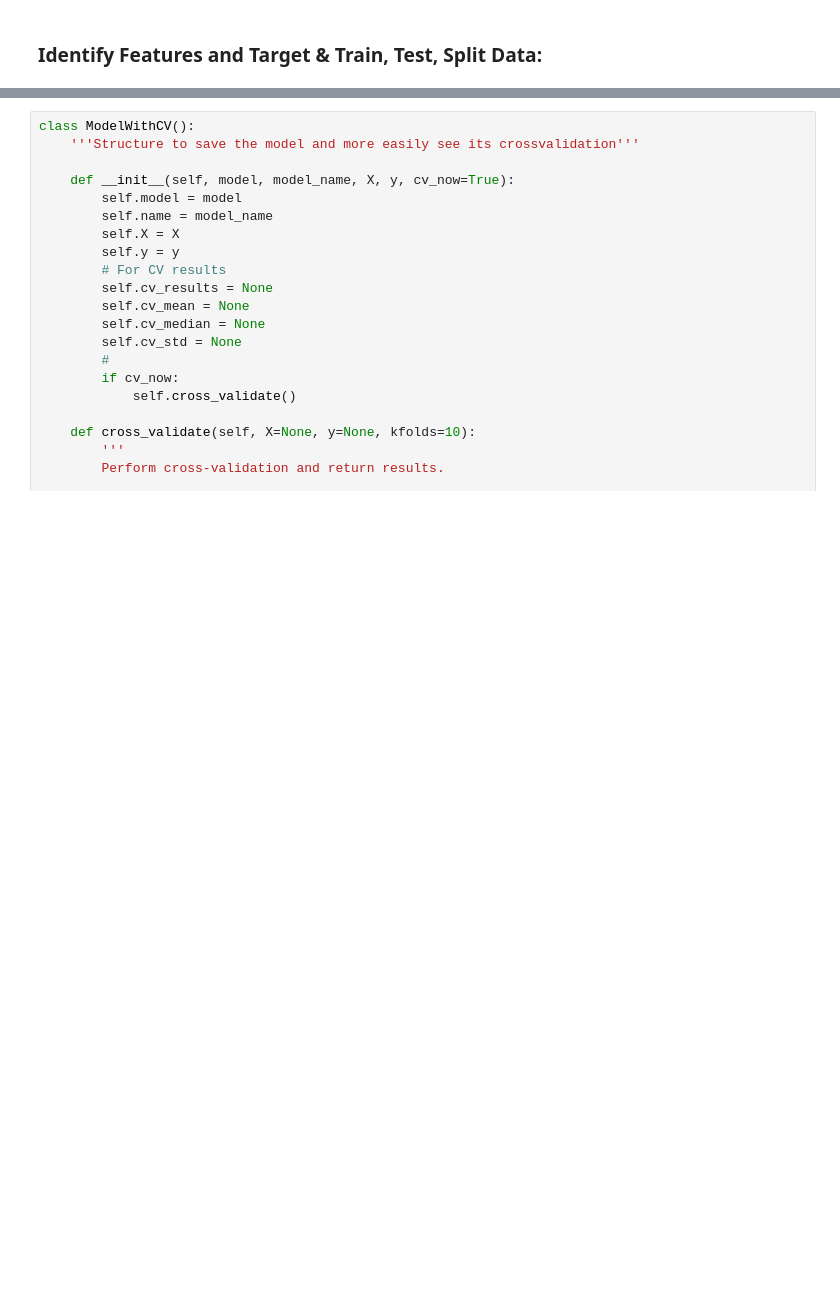
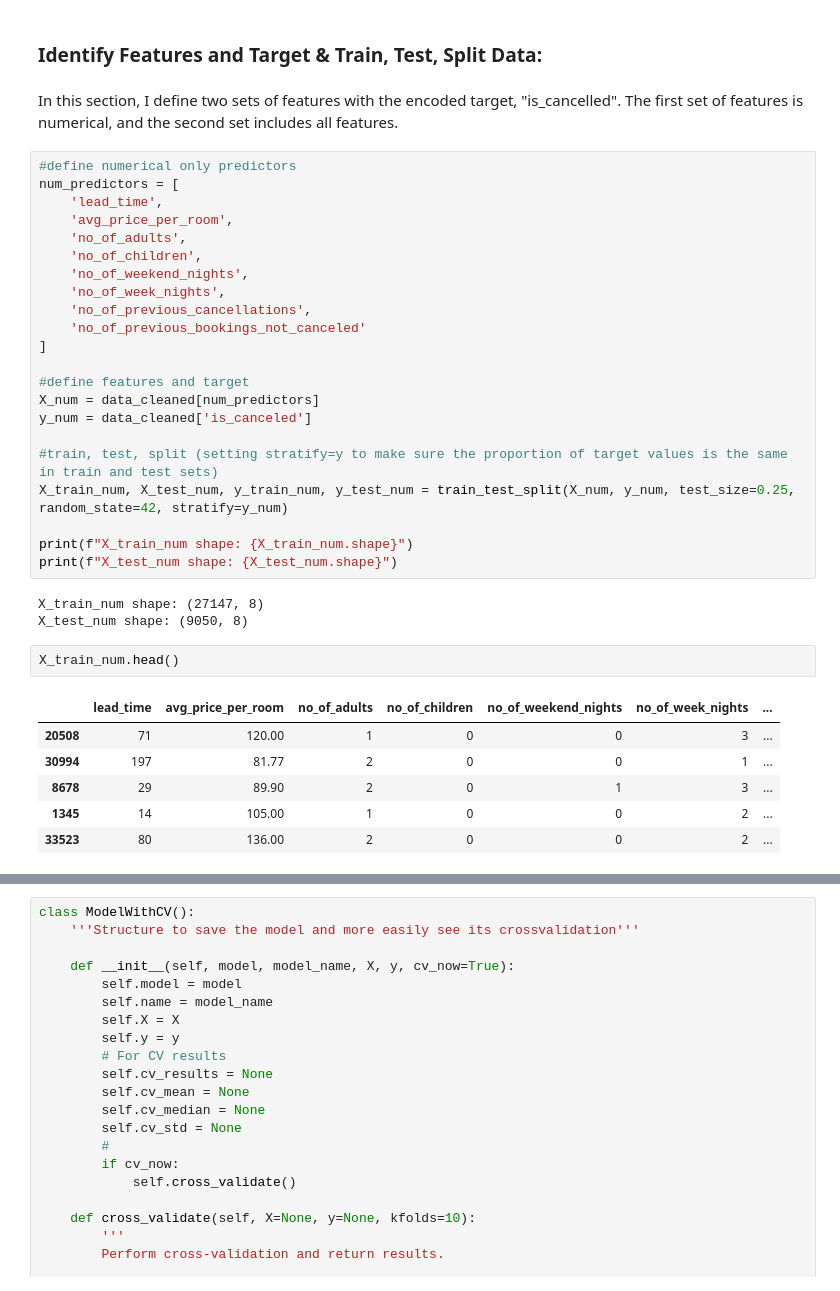
Before and after one commit to morgannash1/hotel_reservations, a Jupyter notebook: notebook.ipynb, the cells around one changed output, grey strips where cells are left out. Cells and saved outputs as stored; diff of their text form; blank space fills up the shorter version.

```diff
--- a/notebook.ipynb
+++ b/notebook.ipynb
@@ -386,2 +384,38 @@ Cleaned: 36197
 # %% [markdown]
 ### Identify Features and Target & Train, Test, Split Data:
+# %% [markdown]
+In this section, I define two sets of features with the encoded target, "is_cancelled". The first set of features is numerical, and the second set includes all features.
+# %%
+#define numerical only predictors
+num_predictors = [
+    'lead_time',
+    'avg_price_per_room',
+    'no_of_adults',
+    'no_of_children',
+    'no_of_weekend_nights',
+    'no_of_week_nights',
+    'no_of_previous_cancellations',
+    'no_of_previous_bookings_not_canceled'
+]
+
+#define features and target
+X_num = data_cleaned[num_predictors]
+y_num = data_cleaned['is_canceled']
+
+#train, test, split (setting stratify=y to make sure the proportion of target values is the same in train and test sets)
+X_train_num, X_test_num, y_train_num, y_test_num = train_test_split(X_num, y_num, test_size=0.25, random_state=42, stratify=y_num)
+
+print(f"X_train_num shape: {X_train_num.shape}")
+print(f"X_test_num shape: {X_test_num.shape}")
+# %% [output]
+X_train_num shape: (27147, 8)
+X_test_num shape: (9050, 8)
+# %%
+X_train_num.head()
+# %% [output]
+|  | lead_time | avg_price_per_room | no_of_adults | no_of_children | no_of_weekend_nights | no_of_week_nights | ... |
+| 20508 | 71 | 120.00 | 1 | 0 | 0 | 3 | ... |
+| 30994 | 197 | 81.77 | 2 | 0 | 0 | 1 | ... |
+| 8678 | 29 | 89.90 | 2 | 0 | 1 | 3 | ... |
+| 1345 | 14 | 105.00 | 1 | 0 | 0 | 2 | ... |
+| 33523 | 80 | 136.00 | 2 | 0 | 0 | 2 | ... |
```
Also changed, not shown: parts of 20 cells of this notebook, 1 other file.
